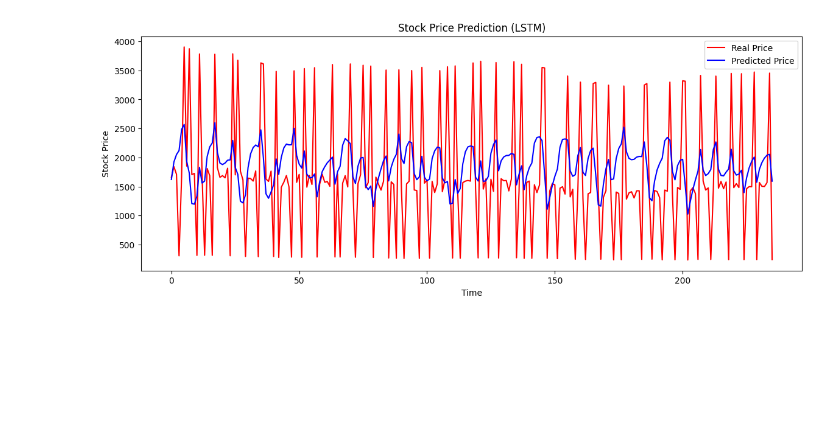
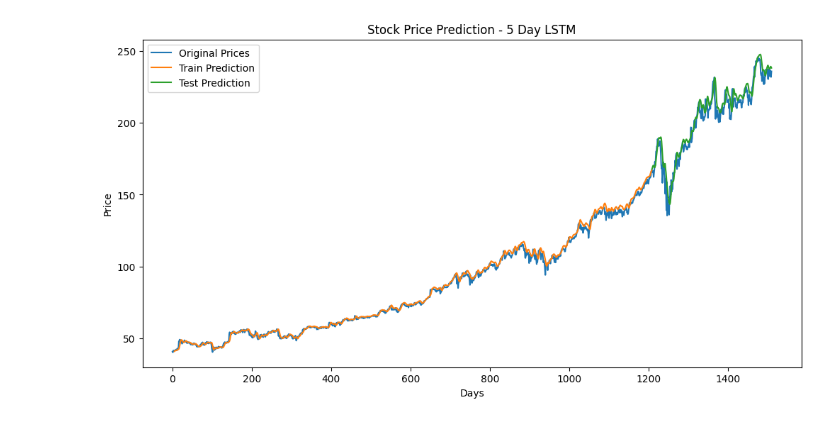
Before and after one commit to sandra606/StockPrediction, a Jupyter notebook: NM.ipynb, the cells around one changed output. Drawn from its saved outputs; the diff is of its cells as text; code cells hidden in the pictures; blank space fills up the shorter version.

```diff
--- a/NM.ipynb
+++ b/NM.ipynb
@@ -128,62 +24,83 @@ import pandas as pd
 import numpy as np
 import matplotlib.pyplot as plt
 from sklearn.preprocessing import MinMaxScaler
-from keras.models import Sequential
-from keras.layers import LSTM, Dense, Dropout
+from sklearn.metrics import mean_squared_error
+from tensorflow.keras.models import Sequential
+from tensorflow.keras.layers import LSTM, Dense, Dropout
+from sklearn.metrics import r2_score
+import math
 
 
-df = pd.read_csv("nm dataset.csv")
+df = pd.read_csv("//content/Microsoft_Stock.csv")
 df['Date'] = pd.to_datetime(df['Date'])
-df = df.sort_values('Date')
+df.sort_values('Date', inplace=True)
 
 
-data = df[['close']].values
+data = df[['Close']].values
+
+scaler = MinMaxScaler()
+scaled_data = scaler.fit_transform(data)
 
 
-scaler = MinMaxScaler(feature_range=(0, 1))
-scaled_data = scaler.fit_transform(data)
-
-def create_sequences(data, seq_length):
+def create_sequences(data, lookback=5):
     X, y = [], []
-    for i in range(seq_length, len(data)):
-        X.append(data[i-seq_length:i, 0])
+    for i in range(lookback, len(data)):
+        X.append(data[i-lookback:i, 0])
         y.append(data[i, 0])
     return np.array(X), np.array(y)
 
-seq_length = 60
-X, y = create_sequences(scaled_data, seq_length)
+lookback = 5
+X, y = create_sequences(scaled_data, lookback)
 
 
 X = np.reshape(X, (X.shape[0], X.shape[1], 1))
 
 
-split = int(0.8 * len(X))
+split = int(len(X) * 0.8)
 X_train, X_test = X[:split], X[split:]
 y_train, y_test = y[:split], y[split:]
 
 
 model = Sequential()
-model.add(LSTM(units=50, return_sequences=True, input_shape=(seq_length, 1)))
+model.add(LSTM(units=64, return_sequences=False, input_shape=(lookback, 1)))
 model.add(Dropout(0.2))
-model.add(LSTM(units=50, return_sequences=False))
-model.add(Dropout(0.2))
-model.add(Dense(units=1))
+model.add(Dense(1))
+model.compile(optimizer='adam', loss='mean_squared_error')
 
-model.compile(optimizer='adam', loss='mean_squared_error')
-model.fit(X_train, y_train, epochs=20, batch_size=32)
-
-predicted = model.predict(X_test)
-predicted_prices = scaler.inverse_transform(predicted)
-real_prices = scaler.inverse_transform(y_test.reshape(-1, 1))
+model.fit(X_train, y_train, epochs=20, batch_size=16, verbose=1)
 
 
-plt.figure(figsize=(14,5))
-plt.plot(real_prices, color='red', label='Real Price')
-plt.plot(predicted_prices, color='blue', label='Predicted Price')
-plt.title('Stock Price Prediction (LSTM)')
-plt.xlabel('Time')
-plt.ylabel('Stock Price')
+train_pred = model.predict(X_train)
+test_pred = model.predict(X_test)
+
+train_pred_inv = scaler.inverse_transform(train_pred)
+test_pred_inv = scaler.inverse_transform(test_pred)
+y_train_inv = scaler.inverse_transform(y_train.reshape(-1, 1))
+y_test_inv = scaler.inverse_transform(y_test.reshape(-1, 1))
+
+
+train_rmse = math.sqrt(mean_squared_error(y_train_inv, train_pred_inv))
+test_rmse = math.sqrt(mean_squared_error(y_test_inv, test_pred_inv))
+
+print("Train RMSE:", train_rmse)
+print("Test RMSE:", test_rmse)
+
+train_r2 = r2_score(y_train_inv, train_pred_inv)
+test_r2 = r2_score(y_test_inv, test_pred_inv)
+
+print("Train R2 Score:", train_r2)
+print("Test R2 Score:", test_r2)
+
+
+
+plt.figure(figsize=(12,6))
+plt.plot(np.arange(len(data)), scaler.inverse_transform(scaled_data), label='Original Prices')
+plt.plot(np.arange(lookback, lookback+len(train_pred_inv)), train_pred_inv, label='Train Prediction')
+plt.plot(np.arange(lookback+len(train_pred_inv), lookback+len(train_pred_inv)+len(test_pred_inv)), test_pred_inv, label='Test Prediction')
 plt.legend()
+plt.title("Stock Price Prediction - 5 Day LSTM")
+plt.xlabel("Days")
+plt.ylabel("Price")
 plt.show()
 # %% [output]
 Epoch 1/20
@@ -207 +123 @@ Epoch 20/20
-[figure, old version]
+[figure, new version]
```
Also changed, not shown: parts of 11 cells of this notebook.
